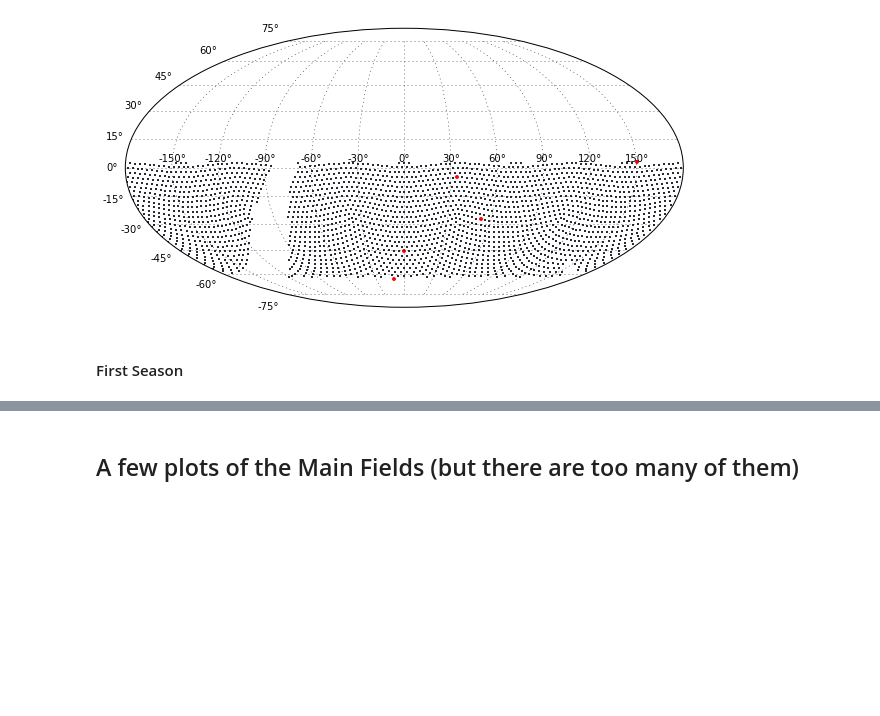
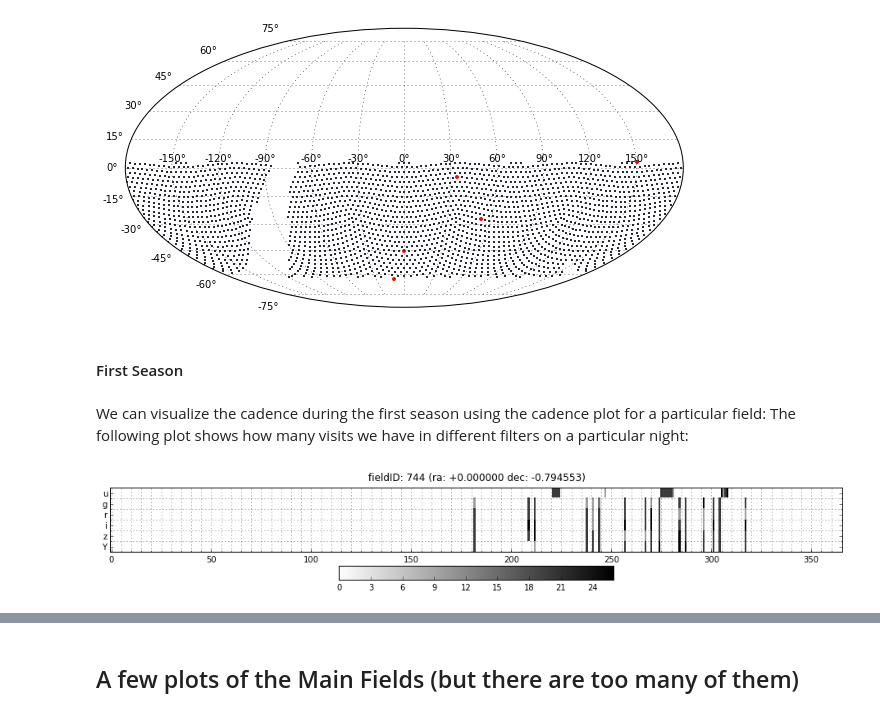
Before and after one commit to LSSTDESC/OpSimSummary, a Jupyter notebook: example/ExploringOpSimOutputs.ipynb, the cells around one changed output, grey strips where cells are left out. Saved outputs shown, nothing was run; the diff lists cells and outputs as text; code cells hidden in the pictures; blank space fills up the shorter version.

```diff
--- a/example/ExploringOpSimOutputs.ipynb
+++ b/example/ExploringOpSimOutputs.ipynb
@@ -174,3 +176,9 @@ EnigmaDeepSummary.showFields(ax=ax, marker='o', color='r', s=8)
 fieldList = EnigmaDeepSummary.fieldIds
 # %% [markdown]
 #### First Season
+# %% [markdown]
+We can visualize the cadence during the first season using the cadence plot for a particular field: The following plot shows how many visits we have in different filters on a particular night:
+# %%
+fig_firstSeason, firstSeasonCadence = EnigmaDeepSummary.cadence_plot(fieldList[0], observedOnly=False, sql_query='night < 366')
+# %% [output]
+[figure, added]
```
Also changed, not shown: parts of 14 cells of this notebook, 1 other file.
